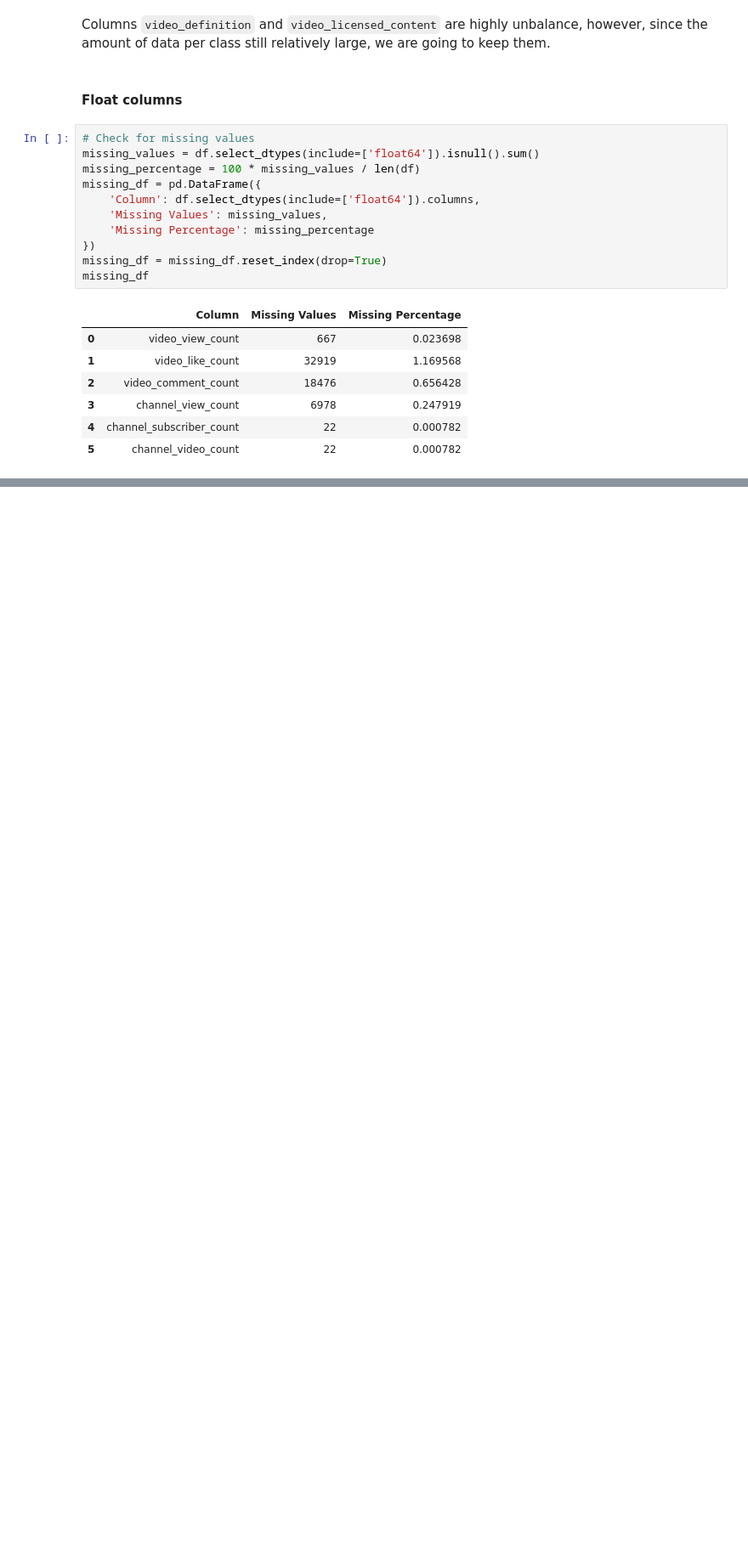
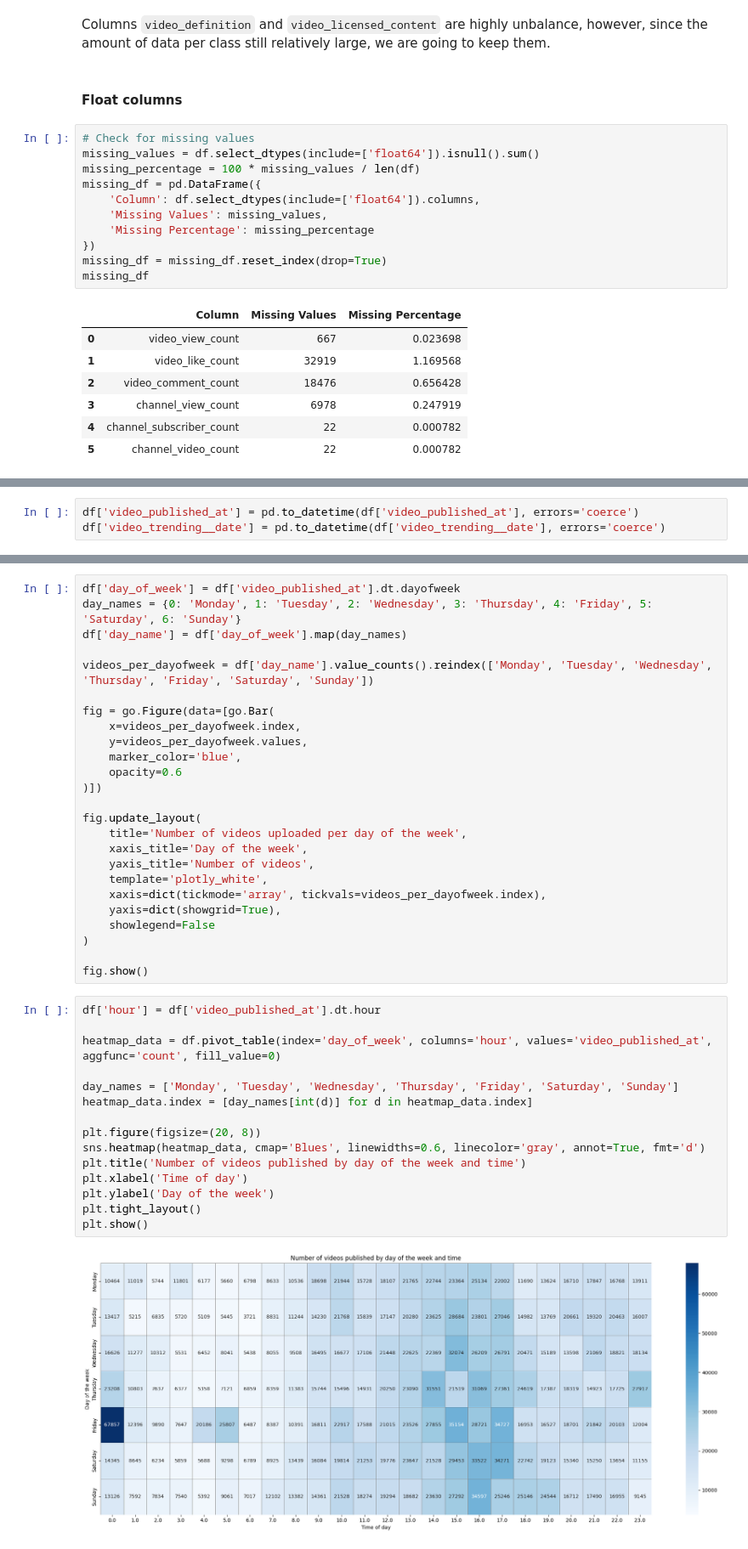
Before and after one commit to eddelojeda/youtube_trends, a Jupyter notebook: notebooks/0.1_Preprocessed_Data_Exploration.ipynb, the cells around one changed output, grey strips where cells are left out. Shown at 85% size. Cells and saved outputs as stored; diff of their text form; blank space fills up the shorter version.

```diff
--- a/notebooks/0.1_Preprocessed_Data_Exploration.ipynb
+++ b/notebooks/0.1_Preprocessed_Data_Exploration.ipynb
@@ -227,0 +233,3 @@ plt.show()
+# %%
+df['video_published_at'] = pd.to_datetime(df['video_published_at'], errors='coerce')
+df['video_trending__date'] = pd.to_datetime(df['video_trending__date'], errors='coerce')
@@ -227,0 +292,42 @@ plt.show()
+# %%
+df['day_of_week'] = df['video_published_at'].dt.dayofweek
+day_names = {0: 'Monday', 1: 'Tuesday', 2: 'Wednesday', 3: 'Thursday', 4: 'Friday', 5: 'Saturday', 6: 'Sunday'}
+df['day_name'] = df['day_of_week'].map(day_names)
+
+videos_per_dayofweek = df['day_name'].value_counts().reindex(['Monday', 'Tuesday', 'Wednesday', 'Thursday', 'Friday', 'Saturday', 'Sunday'])
+
+fig = go.Figure(data=[go.Bar(
+    x=videos_per_dayofweek.index,
+    y=videos_per_dayofweek.values,
+    marker_color='blue',
+    opacity=0.6
+)])
+
+fig.update_layout(
+    title='Number of videos uploaded per day of the week',
+    xaxis_title='Day of the week',
+    yaxis_title='Number of videos',
+    template='plotly_white',
+    xaxis=dict(tickmode='array', tickvals=videos_per_dayofweek.index),
+    yaxis=dict(showgrid=True),
+    showlegend=False
+)
+
+fig.show()
+# %%
+df['hour'] = df['video_published_at'].dt.hour
+
+heatmap_data = df.pivot_table(index='day_of_week', columns='hour', values='video_published_at', aggfunc='count', fill_value=0)
+
+day_names = ['Monday', 'Tuesday', 'Wednesday', 'Thursday', 'Friday', 'Saturday', 'Sunday']
+heatmap_data.index = [day_names[int(d)] for d in heatmap_data.index]
+
+plt.figure(figsize=(20, 8))
+sns.heatmap(heatmap_data, cmap='Blues', linewidths=0.6, linecolor='gray', annot=True, fmt='d')
+plt.title('Number of videos published by day of the week and time')
+plt.xlabel('Time of day')
+plt.ylabel('Day of the week')
+plt.tight_layout()
+plt.show()
+# %% [output]
+[figure, added]
```
Also changed, not shown: parts of 14 cells of this notebook.
